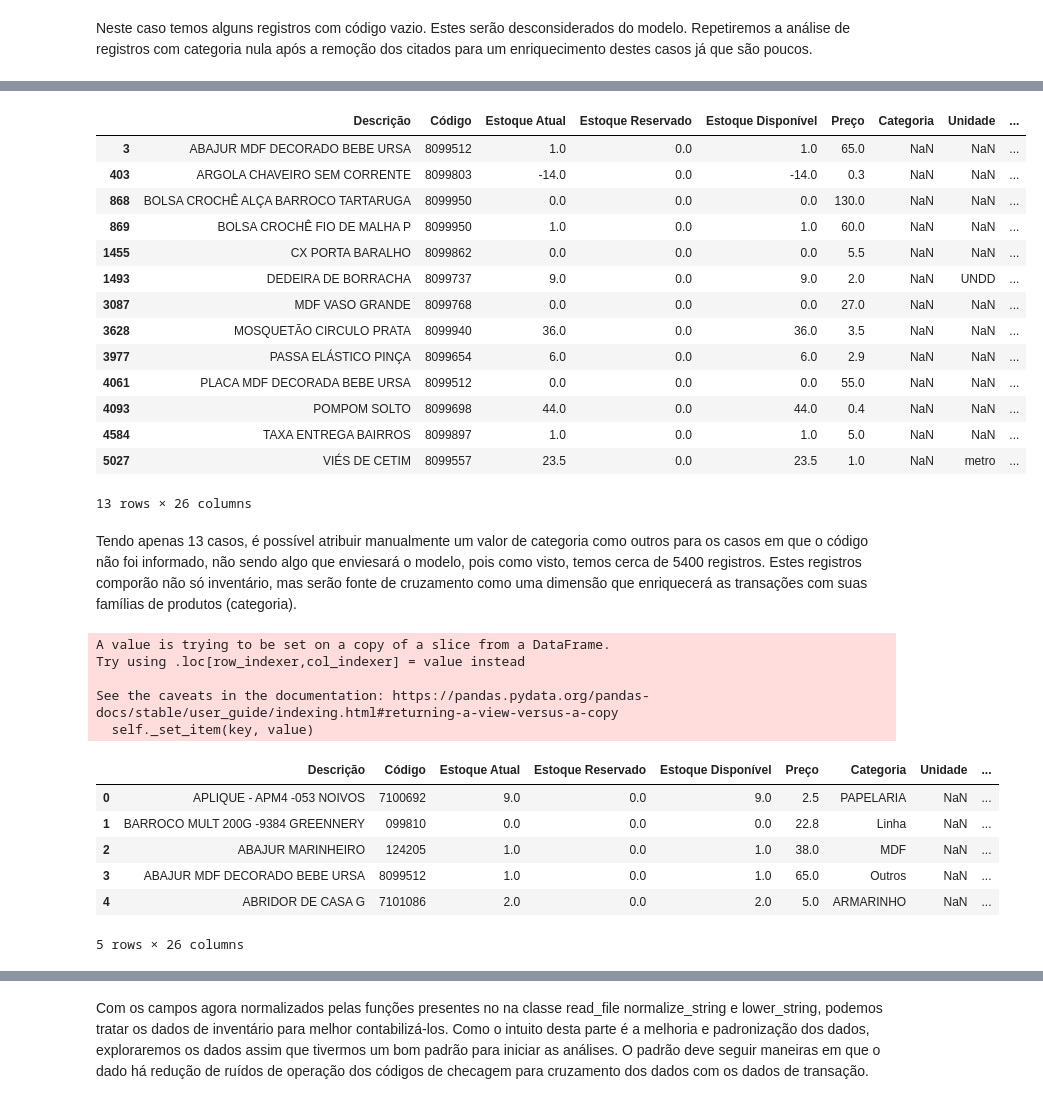
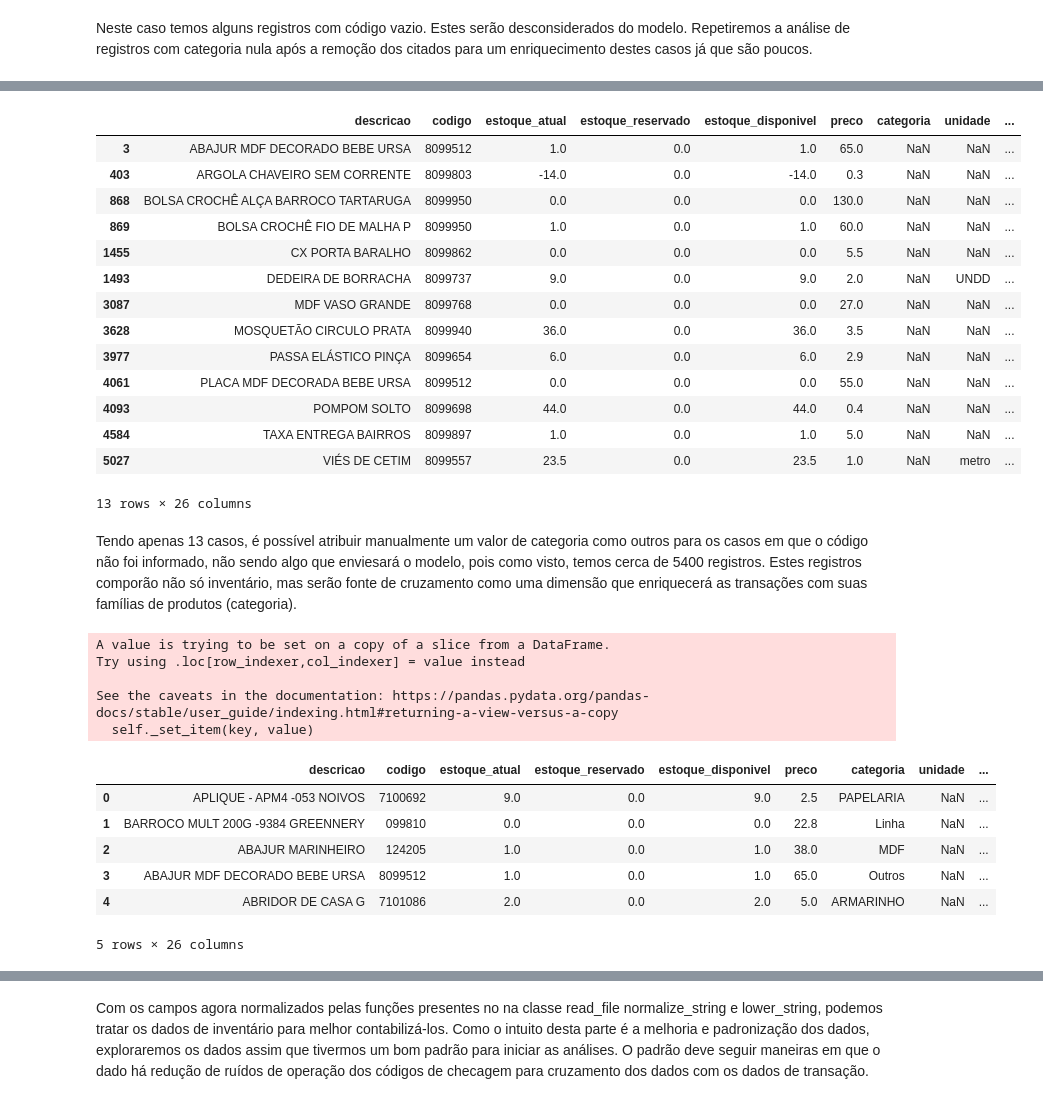
Before and after one commit to donbigode/Timeseries-prediction-model, a Jupyter notebook: Analysis/EDA.ipynb, the cells around one changed output, grey strips where cells are left out. Cells and saved outputs as stored; diff of their text form; code cells hidden in the pictures.

```diff
--- a/Analysis/EDA.ipynb
+++ b/Analysis/EDA.ipynb
@@ -25,7 +24,7 @@ import read_file_exec
 class read_file():
     def __init__(self, file_name):
         self.file_name = file_name
-        self.df = pd.read_excel(self.file_name,engine='openpyxl')
+        self.df = pd.read_excel(self.file_name,engine='openpyxl', index_col = 0)
 
     def get_df(self):
         return self.df
@@ -377,5 +452,5 @@ dataframe_inventario_tratado[dataframe_inventario_tratado['Categoria'].isnull()]
 # %% [markdown]
 Neste caso temos alguns registros com código vazio. Estes serão desconsiderados do modelo. Repetiremos a análise de registros com categoria nula após a remoção dos citados para um enriquecimento destes casos já que são poucos.
 # %%
-dataframe_inventario_tratado = dataframe_inventario[dataframe_inventario['Código'].notnull()]
+dataframe_inventario_tratado = dataframe_inventario[dataframe_inventario['codigo'].notnull()]
 # %%
@@ -385,8 +460,8 @@ dataframe_inventario_tratado[dataframe_inventario_tratado['Código'].isnull()]
 0 rows × 26 columns
 # %%
-dataframe_inventario_tratado[dataframe_inventario_tratado['Categoria'].isnull()]
+dataframe_inventario_tratado[dataframe_inventario_tratado['categoria'].isnull()]
 # %% [output]
-|  | Descrição | Código | Estoque Atual | Estoque Reservado | Estoque Disponível | Preço | Categoria | Unidade | ... |
+|  | descricao | codigo | estoque_atual | estoque_reservado | estoque_disponivel | preco | categoria | unidade | ... |
 | 3 | ABAJUR MDF DECORADO BEBE URSA | 8099512 | 1.0 | 0.0 | 1.0 | 65.0 | NaN | NaN | ... |
 | 403 | ARGOLA CHAVEIRO SEM CORRENTE | 8099803 | -14.0 | 0.0 | -14.0 | 0.3 | NaN | NaN | ... |
 | 868 | BOLSA CROCHÊ ALÇA BARROCO TARTARUGA | 8099950 | 0.0 | 0.0 | 0.0 | 130.0 | NaN | NaN | ... |
@@ -404,7 +479,7 @@ dataframe_inventario_tratado[dataframe_inventario_tratado['Categoria'].isnull()]
 # %% [markdown]
 Tendo apenas 13 casos, é possível atribuir manualmente um valor de categoria como outros para os casos em que o código não foi informado, não sendo algo que enviesará o modelo, pois como visto, temos cerca de 5400 registros. Estes registros comporão não só inventário, mas serão fonte de cruzamento como uma dimensão que enriquecerá as transações com suas famílias de produtos (categoria).
 # %%
-dataframe_inventario_tratado['Categoria'] = dataframe_inventario_tratado['Categoria'].fillna('Outros')
+dataframe_inventario_tratado['categoria'] = dataframe_inventario_tratado['categoria'].fillna('Outros')
 
 dataframe_inventario_tratado.head()
 # %% [output]
@@ -413,7 +488,7 @@ Try using .loc[row_indexer,col_indexer] = value instead
 
 See the caveats in the documentation: https://pandas.pydata.org/pandas-docs/stable/user_guide/indexing.html#returning-a-view-versus-a-copy
   self._set_item(key, value)
-|  | Descrição | Código | Estoque Atual | Estoque Reservado | Estoque Disponível | Preço | Categoria | Unidade | ... |
+|  | descricao | codigo | estoque_atual | estoque_reservado | estoque_disponivel | preco | categoria | unidade | ... |
 | 0 | APLIQUE - APM4 -053 NOIVOS | 7100692 | 9.0 | 0.0 | 9.0 | 2.5 | PAPELARIA | NaN | ... |
 | 1 | BARROCO MULT 200G -9384 GREENNERY | 099810 | 0.0 | 0.0 | 0.0 | 22.8 | Linha | NaN | ... |
 | 2 | ABAJUR MARINHEIRO | 124205 | 1.0 | 0.0 | 1.0 | 38.0 | MDF | NaN | ... |
```
Also changed, not shown: parts of 30 cells of this notebook.
